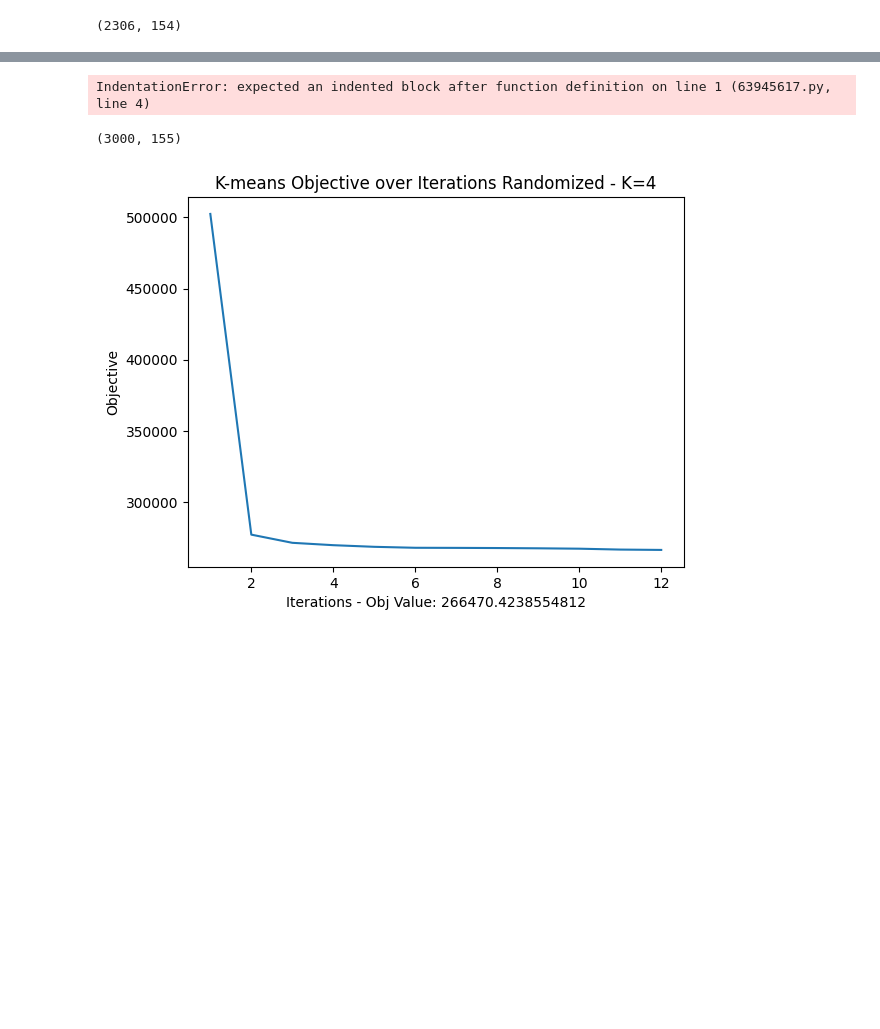
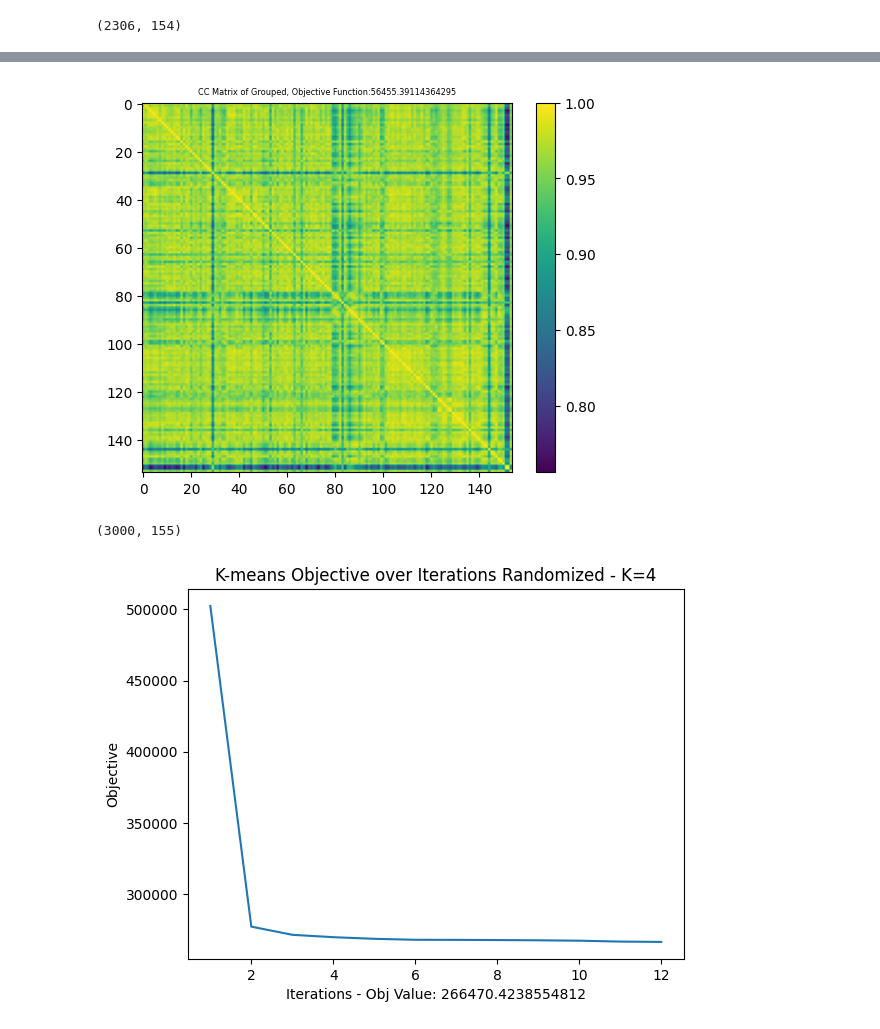
Before and after one commit to vratins/AsthmaClustering, a Jupyter notebook: kmeans_nb.ipynb, the cells around one changed output, grey strips where cells are left out. Cells and saved outputs as stored; diff of their text form; code cells hidden in the pictures; blank space fills up the shorter version.

```diff
--- a/kmeans_nb.ipynb
+++ b/kmeans_nb.ipynb
@@ -119,10 +119,26 @@ visualize_clusters_pca(data, clusters)
-# %%
-def heatmap(data, clusters):
-
-
-heatmap(data, clusters)
-# %% [output]
-IndentationError: expected an indented block after function definition on line 1 (63945617.py, line 4)
+# %%
+def heatmap(clusters,data,minimum):
+
+    grouped_data = []
+    for i in range(len(clusters)):
+        cluster_data = np.zeros((data.shape[1], len(clusters[i])))
+        for j in range(len(clusters[i])):
+            cluster_data[:, j] = data.T[:, clusters[i][j]]
+        grouped_data.append(cluster_data)
+
+    grouped_data = np.concatenate(grouped_data, axis=1)
+
+
+    grouped = np.corrcoef(grouped_data)
+    title="CC Matrix of Grouped, Objective Function:"+str(minimum)
+    plt.imshow(grouped)
+    plt.colorbar()
+    plt.title(title, fontsize=5.9)
+    plt.show
+
+heatmap(clusters, data, min(obj_values))
+# %% [output]
+[figure, added]
 # %%
 #BEC Clustering
 
```
Also changed, not shown: parts of 7 cells of this notebook.
